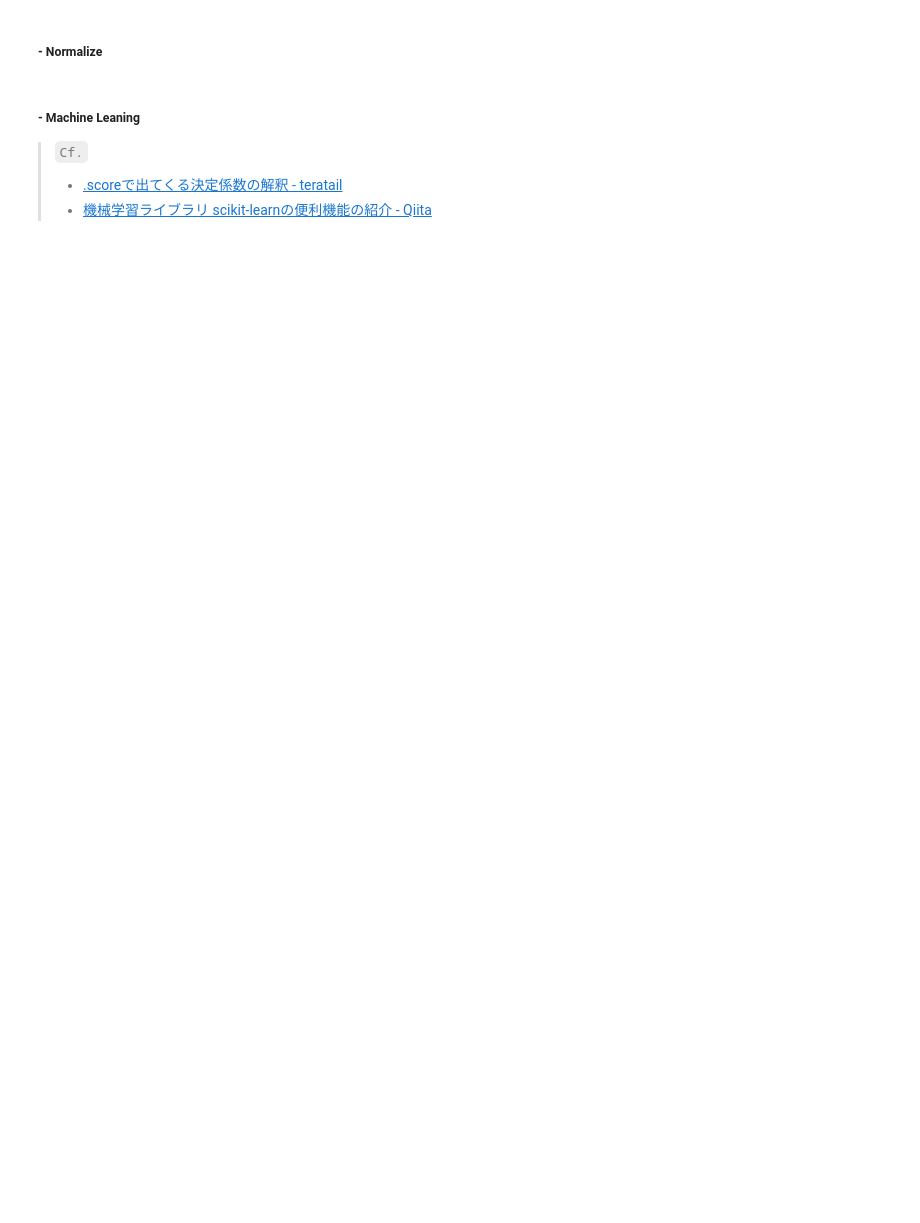
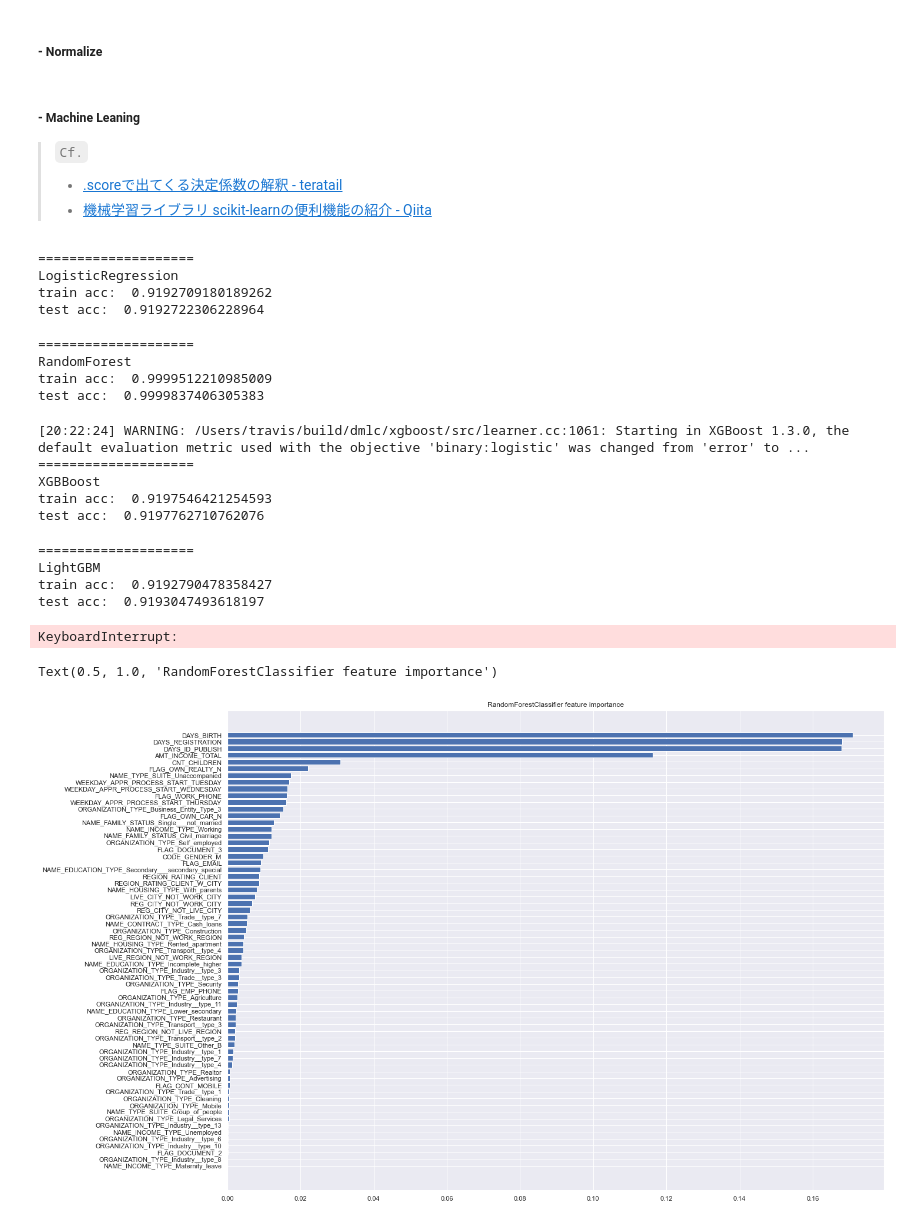
Before and after one commit to GitHiru/ml_dic, a Jupyter notebook: pre_learning/week4/week4_4_homecredit.ipynb, the cells around one changed output. Saved outputs shown, nothing was run; the diff lists cells and outputs as text; code cells hidden in the pictures; blank space fills up the shorter version.

```diff
--- a/pre_learning/week4/week4_4_homecredit.ipynb
+++ b/pre_learning/week4/week4_4_homecredit.ipynb
@@ -379,0 +548,74 @@ print("test acc: ", logreg.score(X_test, y_test))
+# %%
+# LogisticRegression
+logreg = LogisticRegression()
+logreg.fit(X_train, y_train)
+print("="*20)
+print("LogisticRegression")
+print("train acc: ", logreg.score(X_train, y_train))
+print("test acc: ", logreg.score(X_test, y_test))
+# %% [output]
+====================
+LogisticRegression
+train acc:  0.9192709180189262
+test acc:  0.9192722306228964
+# %%
+# RandomForest
+rfc = RandomForestClassifier()
+rfc.fit(X_train, y_train)
+print("="*20)
+print("RandomForest")
+print("train acc: ", rfc.score(X_train, y_train))
+print("test acc: ", rfc.score(X_test, y_test))
+# %% [output]
+====================
+RandomForest
+train acc:  0.9999512210985009
+test acc:  0.9999837406305383
+# %%
+# XGBoost
+xgb = XGBClassifier()
+xgb.fit(X_train, y_train)
+print("="*20)
+print("XGBBoost")
+print("train acc: ", xgb.score(X_train, y_train))
+print("test acc: ", xgb.score(X_test, y_test))
+# %% [output]
+[20:22:24] WARNING: /Users/travis/build/dmlc/xgboost/src/learner.cc:1061: Starting in XGBoost 1.3.0, the default evaluation metric used with the objective 'binary:logistic' was changed from 'error' to ...
+====================
+XGBBoost
+train acc:  0.9197546421254593
+test acc:  0.9197762710762076
+# %%
+# LightGBM
+lgb = LGBMClassifier()
+lgb.fit(X_train, y_train)
+print("="*20)
+print("LightGBM")
+print("train acc: ", lgb.score(X_train, y_train))
+print("test acc: ", lgb.score(X_test, y_test))
+# %% [output]
+====================
+LightGBM
+train acc:  0.9192790478358427
+test acc:  0.9193047493618197
+# %%
+# SVC
+svc = SVC()
+svc.fit(X_train, y_train)
+print("="*20)
+print("SVC")
+print("train acc: ", svc.score(X_train, y_train))
+print("test acc: ", svc.score(X_test, y_test))
+# %% [output]
+KeyboardInterrupt:
+# %%
+plt.figure(figsize=(20,15))
+plt.barh(
+    X_train.columns[np.argsort(rfc.feature_importances_)],
+    rfc.feature_importances_[np.argsort(rfc.feature_importances_)],
+    label='RandomForestClassifier'
+)
+plt.title('RandomForestClassifier feature importance')
+# %% [output]
+Text(0.5, 1.0, 'RandomForestClassifier feature importance')
+[figure, added]
```
Also changed, not shown: parts of 58 cells of this notebook.
